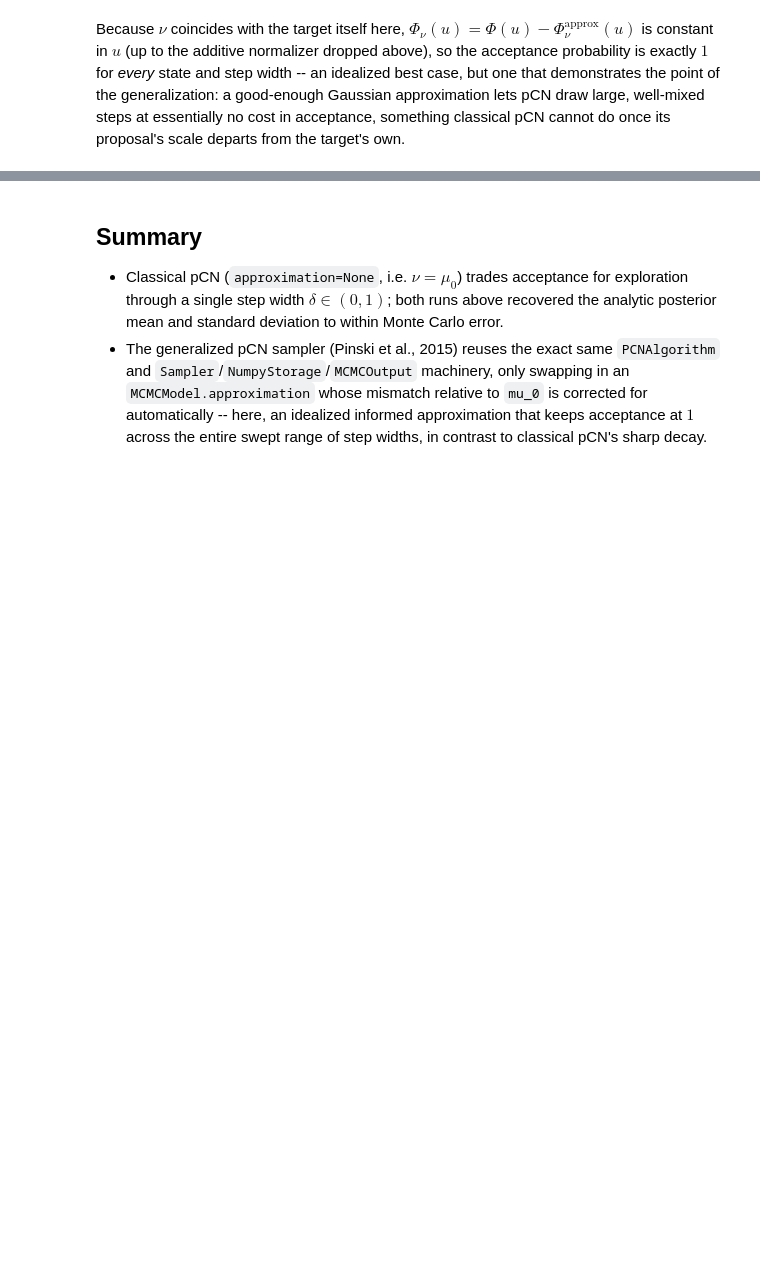
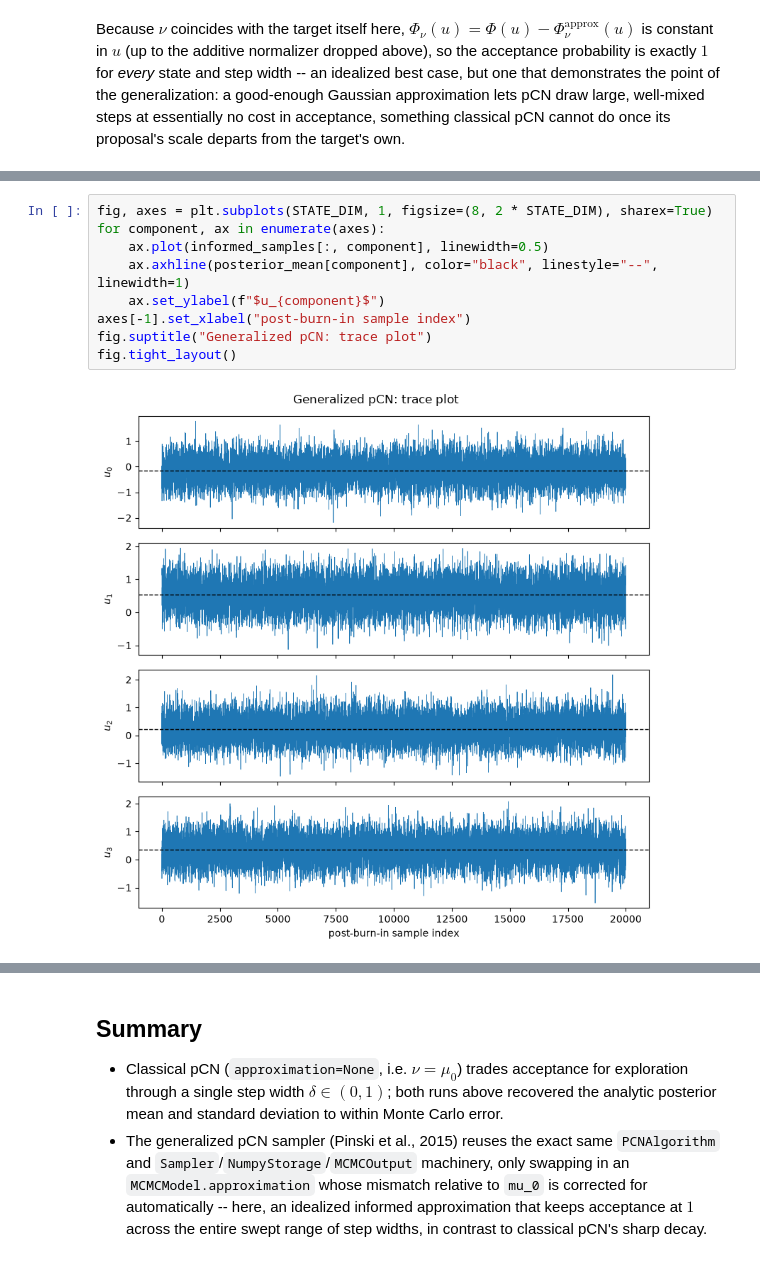
Before and after one commit to maximilian-kruse/ls-bayesian, a Jupyter notebook: tutorials/mcmc/pcn.ipynb, the cells around one changed output, grey strips where cells are left out. Drawn from its saved outputs; the diff is of its cells as text; blank space fills up the shorter version.

```diff
--- a/tutorials/mcmc/pcn.ipynb
+++ b/tutorials/mcmc/pcn.ipynb
@@ -263,0 +356,11 @@ cannot do once its proposal's scale departs from the target's own.
+# %%
+fig, axes = plt.subplots(STATE_DIM, 1, figsize=(8, 2 * STATE_DIM), sharex=True)
+for component, ax in enumerate(axes):
+    ax.plot(informed_samples[:, component], linewidth=0.5)
+    ax.axhline(posterior_mean[component], color="black", linestyle="--", linewidth=1)
+    ax.set_ylabel(f"$u_{component}$")
+axes[-1].set_xlabel("post-burn-in sample index")
+fig.suptitle("Generalized pCN: trace plot")
+fig.tight_layout()
+# %% [output]
+[figure, added]
```
Also changed, not shown: parts of 19 cells of this notebook, 2 other files.
